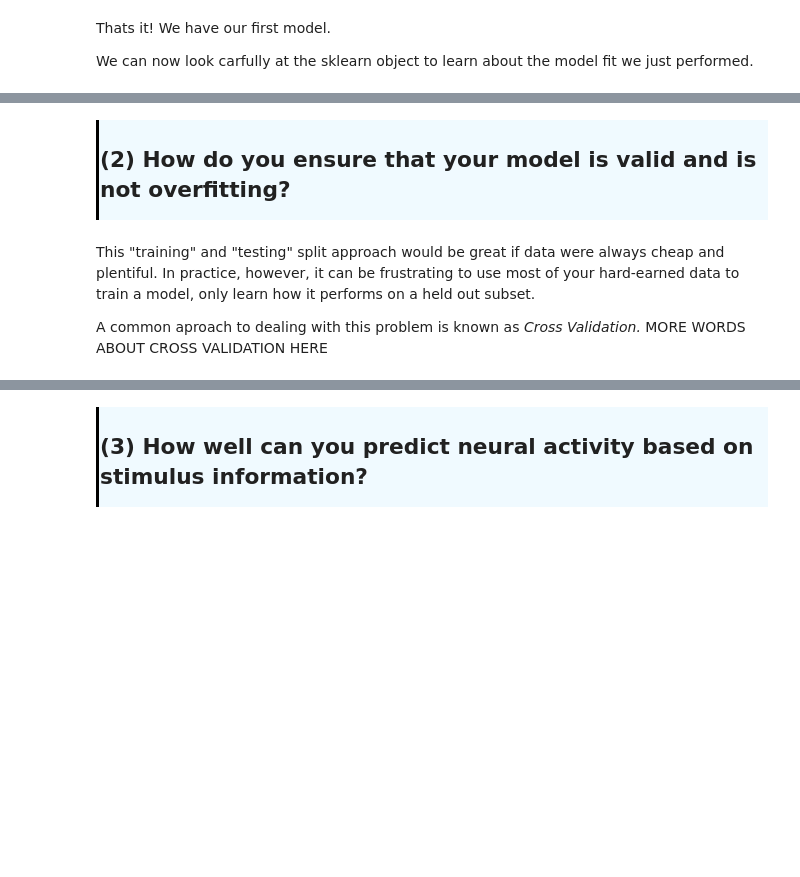
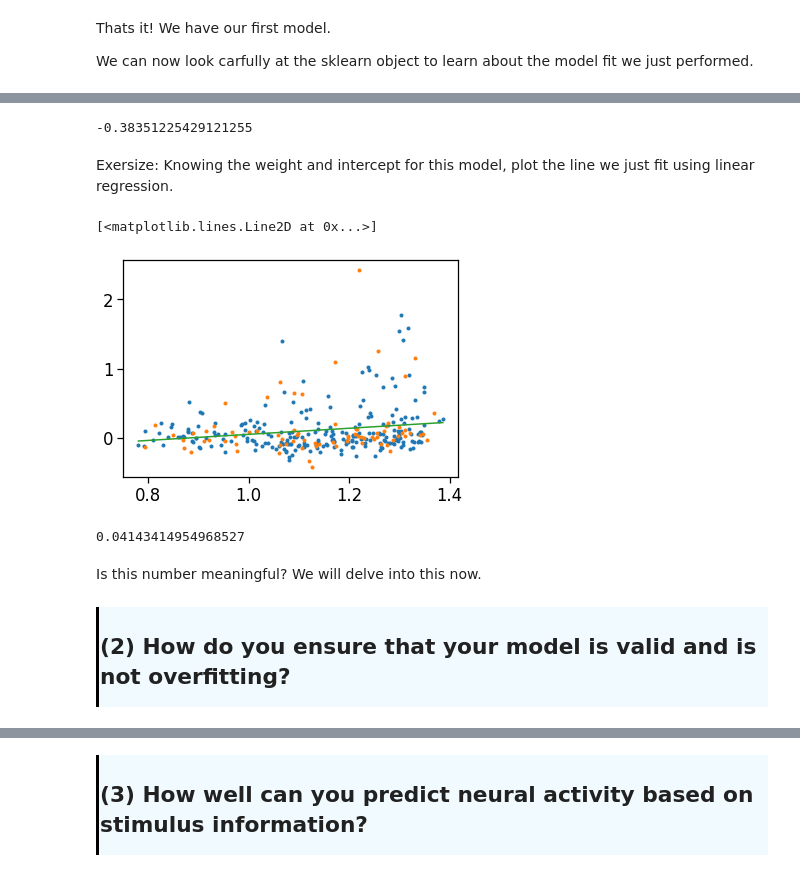
Before and after one commit to mattjdavis/SWDB_2024_Physiology, a Jupyter notebook: code/dev/SWDB2024_Day2_Workshop1_part3.ipynb, the cells around one changed output, grey strips where cells are left out. Saved outputs shown, nothing was run; the diff lists cells and outputs as text; code cells hidden in the pictures; blank space fills up the shorter version.

```diff
--- a/code/dev/SWDB2024_Day2_Workshop1_part3.ipynb
+++ b/code/dev/SWDB2024_Day2_Workshop1_part3.ipynb
@@ -1608,7 +1693,9 @@ There are many ways to split your data, and how you do it will have a major effe
 # %%
 # Split the data. Give it a cursory mention for now, but know that we will come back to it.
 from sklearn.model_selection import train_test_split
-y_train,y_test,X_train,X_test = train_test_split(y,X)
+np.random.seed(4)# Setting the random seed here insures that everyone gets the same result when they run this notebook!
+
+y_train,y_test,X_train,X_test = train_test_split(y,X,)
 # %% [markdown]
 Now that we have our data ready, we can import the scikit-learn package (we will call it "sklearn" to save some typing). It has a nice interface for fitting regression models that allows us to not worry about implementing our own solution for the cost function above.
 # %%
@@ -1619,5 +1706,6 @@ The sklearn interface is object oriented. This means that to fit a model, we nee
 LR = LinearRegression()
 # %% [markdown]
 Now that we have our object, we can fit data using the built in "fit" function.
-# %%
-LR.fit(X_train,y_train)
+# %%
+# Note that LinearRegression requires X to be two dimensional- why this is whill be apparent shortly
+LR.fit(X_train.reshape(-1, 1),y_train)
@@ -1633,6 +1723,25 @@ LR.coef_
+# %%
+LR.intercept_
+# %% [output]
+-0.38351225429121255
+# %% [markdown]
+Exersize: Knowing the weight and intercept for this model, plot the line we just fit using linear regression.
+# %%
+fig,ax = plt.subplots()
+ax.plot(X_train,y_train,'.')
+ax.plot(X_test,y_test,'.')
+xx = [np.min(X),np.max(X)]
+ax.plot(xx,LR.coef_*xx+LR.intercept_)
+# %% [output]
+[<matplotlib.lines.Line2D at 0x...>]
+[figure, added]
 # %%
 # How did we do with our training data.
-LR.score(X_train,y_train)
+LR.score(X_train.reshape(-1,1),y_train)
+# %% [output]
+0.04143414954968527
+# %% [markdown]
+Is this number meaningful? We will delve into this now.
 # %% [markdown]
 
 
@@ -1647,4 +1752,0 @@ LR.score(X_test,y_test)
-# %% [markdown]
-This "training" and "testing" split approach would be great if data were always cheap and plentiful. In practice, however, it can be frustrating to use most of your hard-earned data to train a model, only learn how it performs on a held out subset.
-
-A common aproach to dealing with this problem is known as *Cross Validation.* MORE WORDS ABOUT CROSS VALIDATION HERE
```
Also changed, not shown: parts of 88 cells of this notebook, 2 other files.
